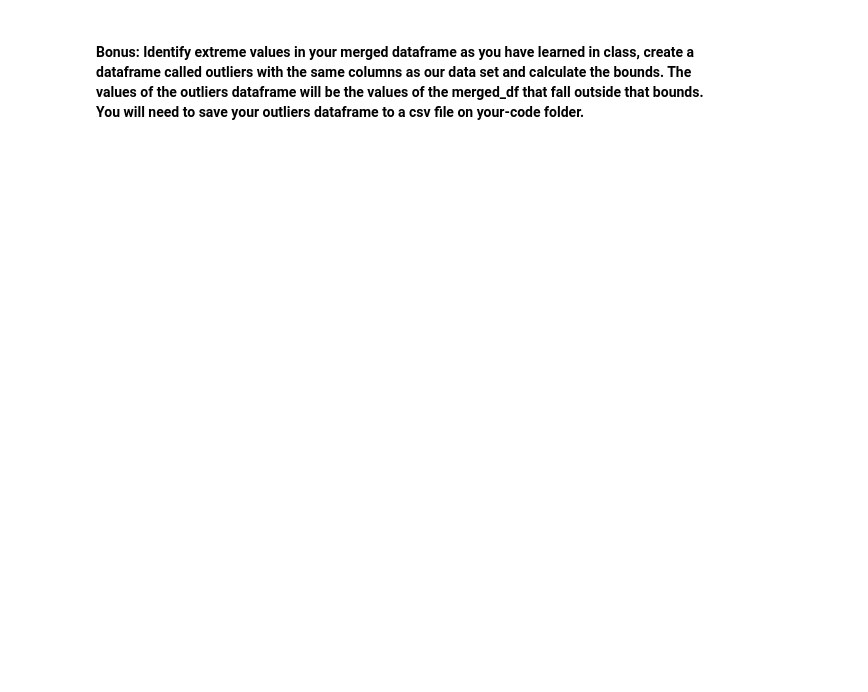
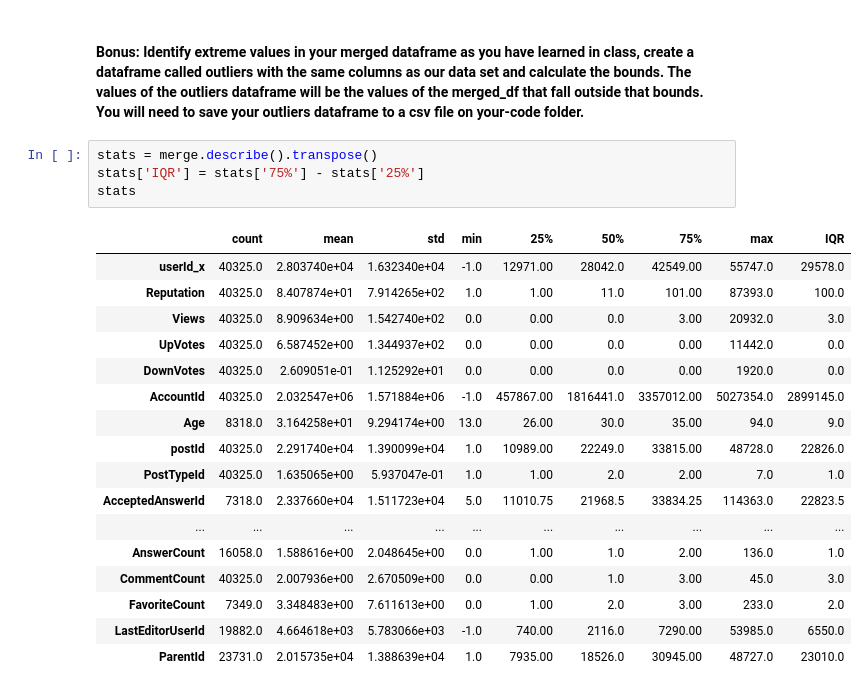
Before and after one commit to borjauria/dataptmad1019, a Jupyter notebook: module-1/lab-data_cleaning/your-code/main.ipynb, the cells around one changed output. Drawn from its saved outputs; the diff is of its cells as text; blank space fills up the shorter version.

```diff
--- a/module-1/lab-data_cleaning/your-code/main.ipynb
+++ b/module-1/lab-data_cleaning/your-code/main.ipynb
@@ -108,2 +141,24 @@ There are 35 missing values in all columns!
 # %% [markdown]
 #### Bonus: Identify extreme values in your merged dataframe as you have learned in class, create a dataframe called outliers with the same columns as our data set and calculate the bounds. The values of the outliers dataframe will be the values of the merged_df that fall outside that bounds. You will need to save your outliers dataframe to a csv file on your-code folder.
+# %%
+stats = merge.describe().transpose()
+stats['IQR'] = stats['75%'] - stats['25%']
+stats
+# %% [output]
+|  | count | mean | std | min | 25% | 50% | 75% | max | IQR |
+| userId_x | 40325.0 | 2.803740e+04 | 1.632340e+04 | -1.0 | 12971.00 | 28042.0 | 42549.00 | 55747.0 | 29578.0 |
+| Reputation | 40325.0 | 8.407874e+01 | 7.914265e+02 | 1.0 | 1.00 | 11.0 | 101.00 | 87393.0 | 100.0 |
+| Views | 40325.0 | 8.909634e+00 | 1.542740e+02 | 0.0 | 0.00 | 0.0 | 3.00 | 20932.0 | 3.0 |
+| UpVotes | 40325.0 | 6.587452e+00 | 1.344937e+02 | 0.0 | 0.00 | 0.0 | 0.00 | 11442.0 | 0.0 |
+| DownVotes | 40325.0 | 2.609051e-01 | 1.125292e+01 | 0.0 | 0.00 | 0.0 | 0.00 | 1920.0 | 0.0 |
+| AccountId | 40325.0 | 2.032547e+06 | 1.571884e+06 | -1.0 | 457867.00 | 1816441.0 | 3357012.00 | 5027354.0 | 2899145.0 |
+| Age | 8318.0 | 3.164258e+01 | 9.294174e+00 | 13.0 | 26.00 | 30.0 | 35.00 | 94.0 | 9.0 |
+| postId | 40325.0 | 2.291740e+04 | 1.390099e+04 | 1.0 | 10989.00 | 22249.0 | 33815.00 | 48728.0 | 22826.0 |
+| PostTypeId | 40325.0 | 1.635065e+00 | 5.937047e-01 | 1.0 | 1.00 | 2.0 | 2.00 | 7.0 | 1.0 |
+| AcceptedAnswerId | 7318.0 | 2.337660e+04 | 1.511723e+04 | 5.0 | 11010.75 | 21968.5 | 33834.25 | 114363.0 | 22823.5 |
+| ... | ... | ... | ... | ... | ... | ... | ... | ... | ... |
+| AnswerCount | 16058.0 | 1.588616e+00 | 2.048645e+00 | 0.0 | 1.00 | 1.0 | 2.00 | 136.0 | 1.0 |
+| CommentCount | 40325.0 | 2.007936e+00 | 2.670509e+00 | 0.0 | 0.00 | 1.0 | 3.00 | 45.0 | 3.0 |
+| FavoriteCount | 7349.0 | 3.348483e+00 | 7.611613e+00 | 0.0 | 1.00 | 2.0 | 3.00 | 233.0 | 2.0 |
+| LastEditorUserId | 19882.0 | 4.664618e+03 | 5.783066e+03 | -1.0 | 740.00 | 2116.0 | 7290.00 | 53985.0 | 6550.0 |
+| ParentId | 23731.0 | 2.015735e+04 | 1.388639e+04 | 1.0 | 7935.00 | 18526.0 | 30945.00 | 48727.0 | 23010.0 |
```
Also changed, not shown: parts of 3 cells of this notebook.
